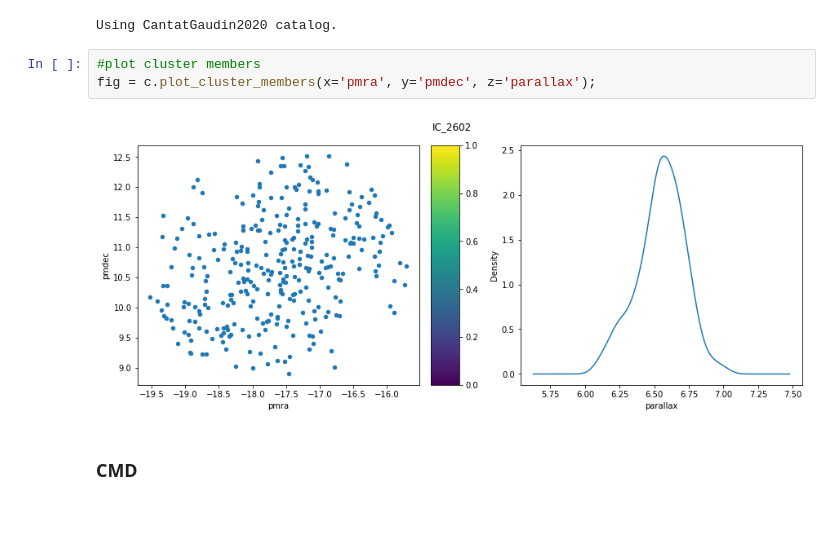
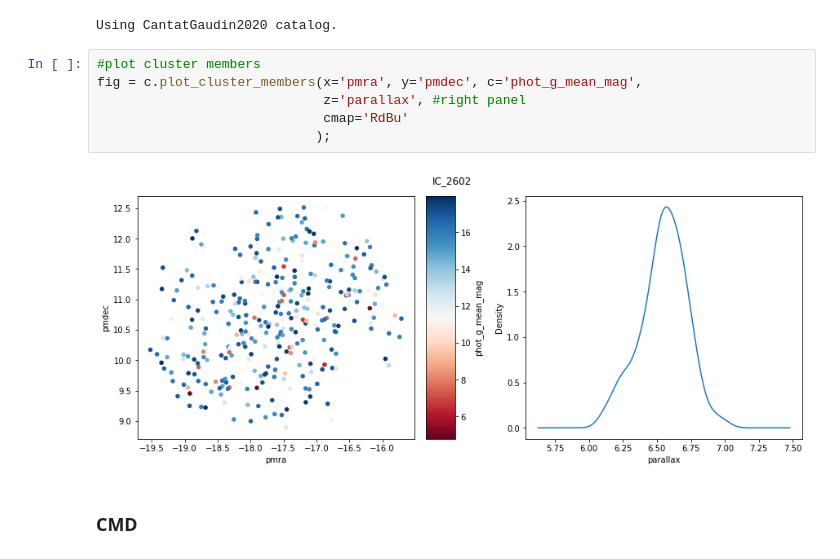
Before and after one commit to jpdeleon/chronos, a Jupyter notebook: notebooks/examples-cluster.ipynb, the cells around one changed output. Drawn from its saved outputs; the diff is of its cells as text; blank space fills up the shorter version.

```diff
--- a/notebooks/examples-cluster.ipynb
+++ b/notebooks/examples-cluster.ipynb
@@ -219,9 +235,12 @@ c = cr.Cluster(cluster_name=cluster_name)
 Using CantatGaudin2020 catalog.
 # %%
 #plot cluster members
-fig = c.plot_cluster_members(x='pmra', y='pmdec', z='parallax');
+fig = c.plot_cluster_members(x='pmra', y='pmdec', c='phot_g_mean_mag',
+                             z='parallax', #right panel
+                             cmap='RdBu'
+                            );
 # %% [output]
-[figure, old version]
+[figure, new version]
 # %% [markdown]
 ### CMD
 # %%
```
Also changed, not shown: parts of 22 cells of this notebook, 22 other files.
